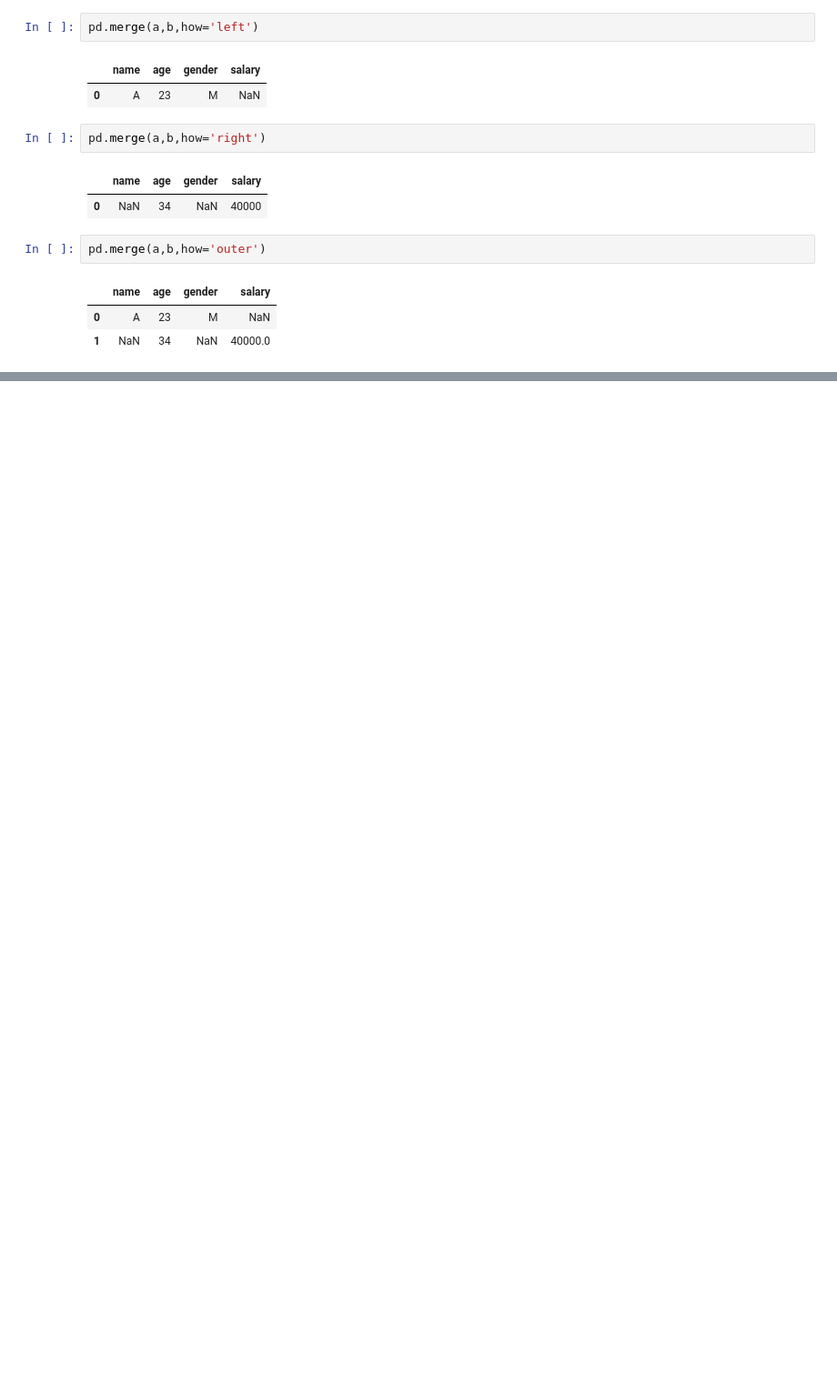
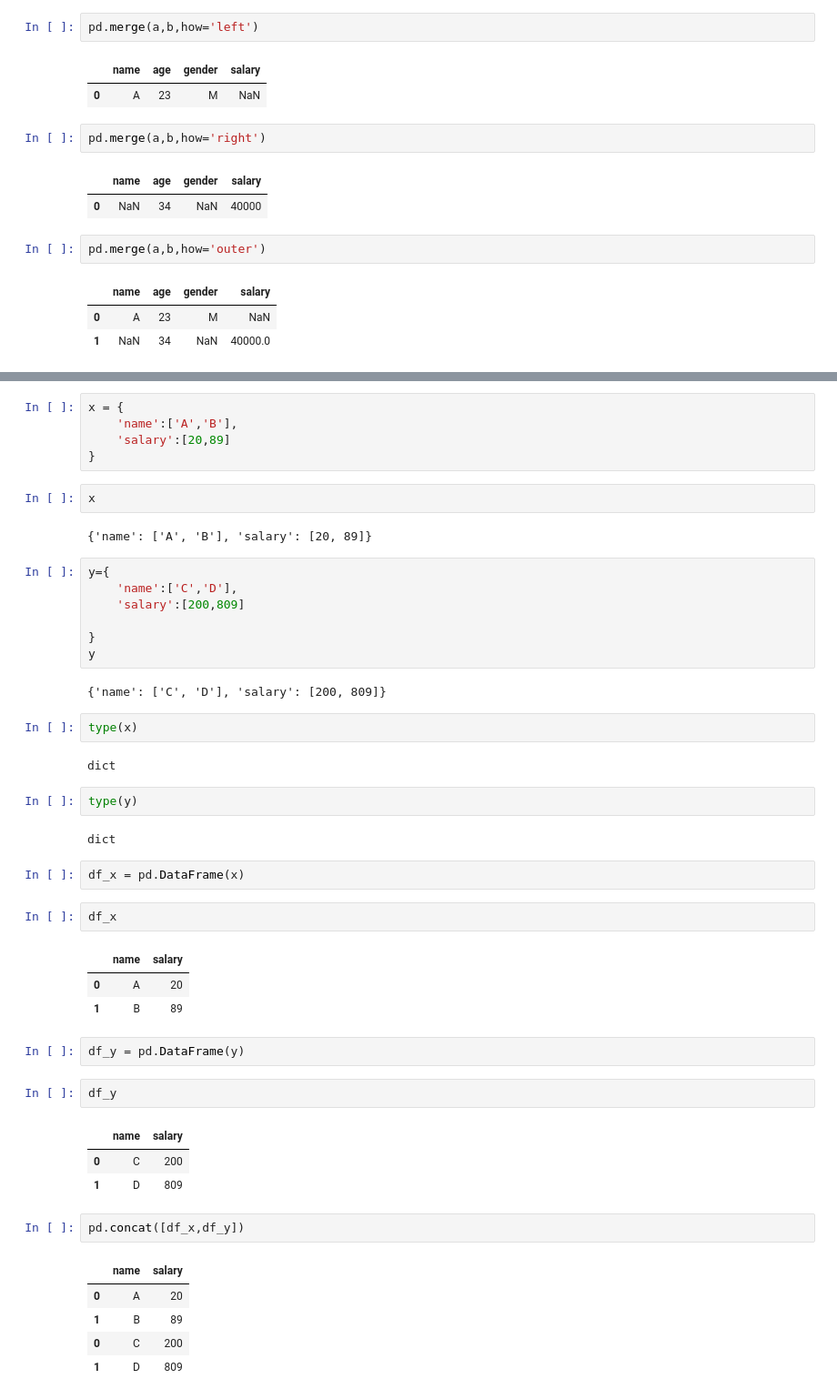
Before and after one commit to ankittrajj/WD_DA_10am_11april, a Jupyter notebook: Pandasprt5.ipynb, the cells around one changed output, grey strips where cells are left out. Shown at 91% size. Drawn from its saved outputs; the diff is of its cells as text; blank space fills up the shorter version.

```diff
--- a/Pandasprt5.ipynb
+++ b/Pandasprt5.ipynb
@@ -468,0 +473,50 @@ pd.merge(a,b,how='outer')
+# %%
+x = {
+    'name':['A','B'],
+    'salary':[20,89]
+}
+# %%
+x
+# %% [output]
+{'name': ['A', 'B'], 'salary': [20, 89]}
+# %%
+y={
+    'name':['C','D'],
+    'salary':[200,809]
+
+}
+y
+# %% [output]
+{'name': ['C', 'D'], 'salary': [200, 809]}
+# %%
+type(x)
+# %% [output]
+dict
+# %%
+type(y)
+# %% [output]
+dict
+# %%
+df_x = pd.DataFrame(x)
+# %%
+df_x
+# %% [output]
+|  | name | salary |
+| 0 | A | 20 |
+| 1 | B | 89 |
+# %%
+df_y = pd.DataFrame(y)
+# %%
+df_y
+# %% [output]
+|  | name | salary |
+| 0 | C | 200 |
+| 1 | D | 809 |
+# %%
+pd.concat([df_x,df_y])
+# %% [output]
+|  | name | salary |
+| 0 | A | 20 |
+| 1 | B | 89 |
+| 0 | C | 200 |
+| 1 | D | 809 |
```
Also changed, not shown: parts of 12 cells of this notebook.
